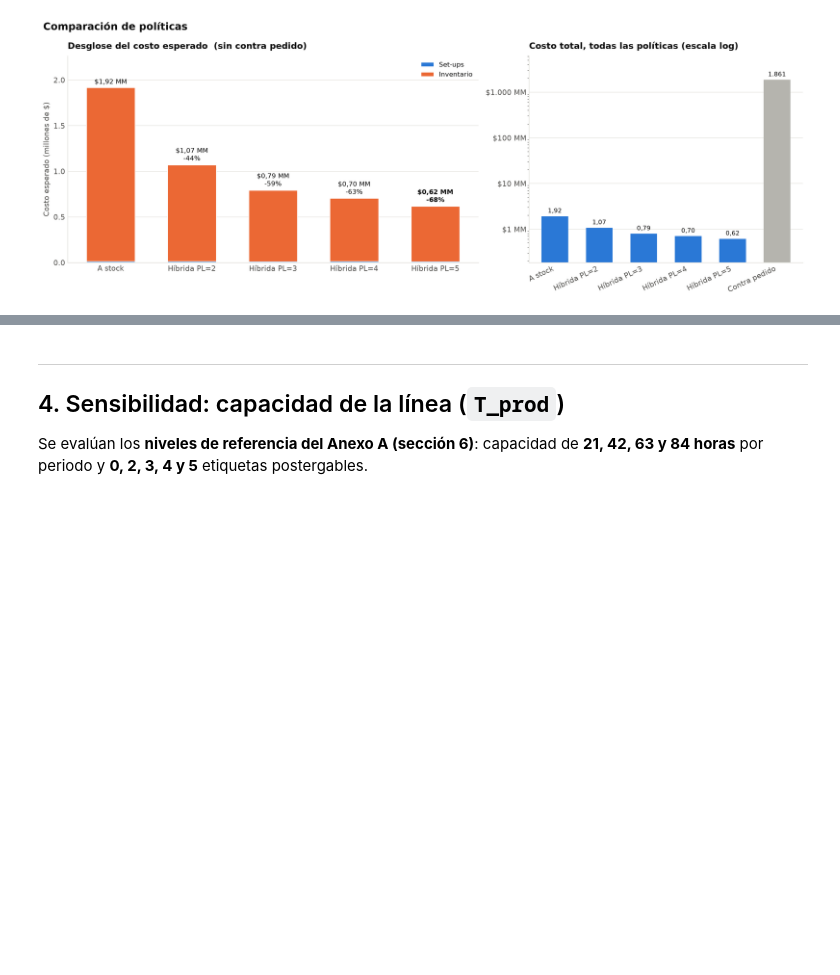
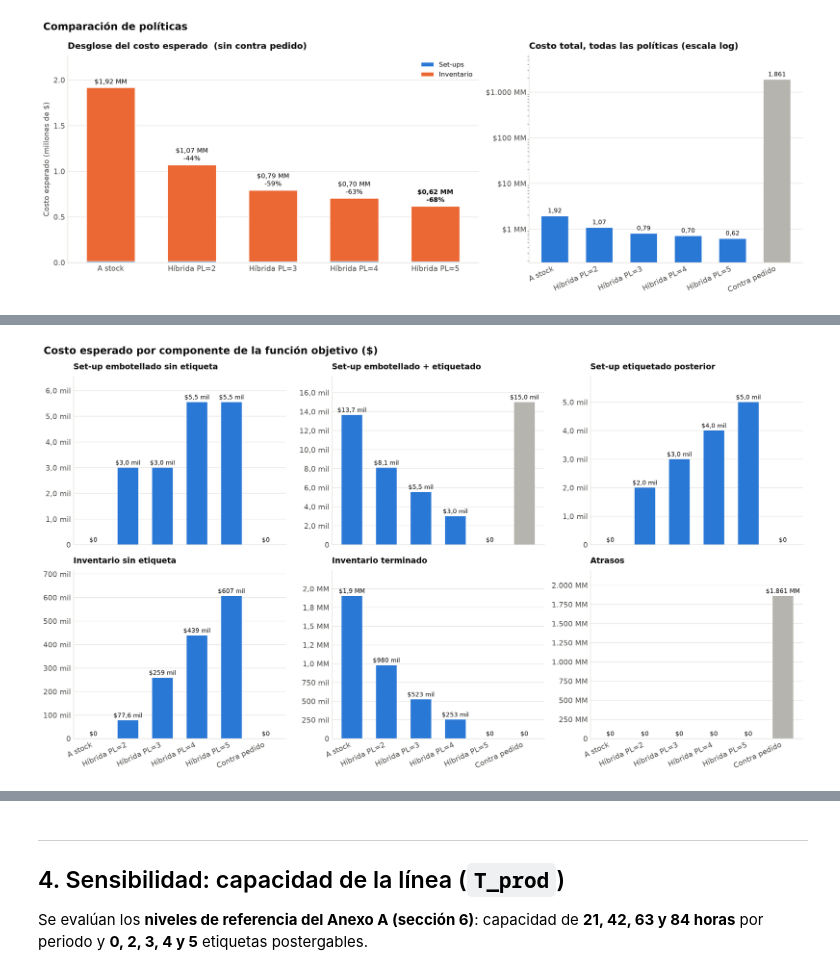
Before and after one commit to vcontreras2/proyecto_capstone, a Jupyter notebook: visualizacion.ipynb, the cells around one changed output, grey strips where cells are left out. Cells and saved outputs as stored; diff of their text form; code cells hidden in the pictures; blank space fills up the shorter version.

```diff
--- a/visualizacion.ipynb
+++ b/visualizacion.ipynb
@@ -143,0 +162,4 @@ modelo.graficar_comparacion(tabla);
+# %%
+modelo.graficar_costos_detalle(tabla);
+# %% [output]
+[figure, added]
```
Also changed, not shown: parts of 13 cells of this notebook, 2 other files.
